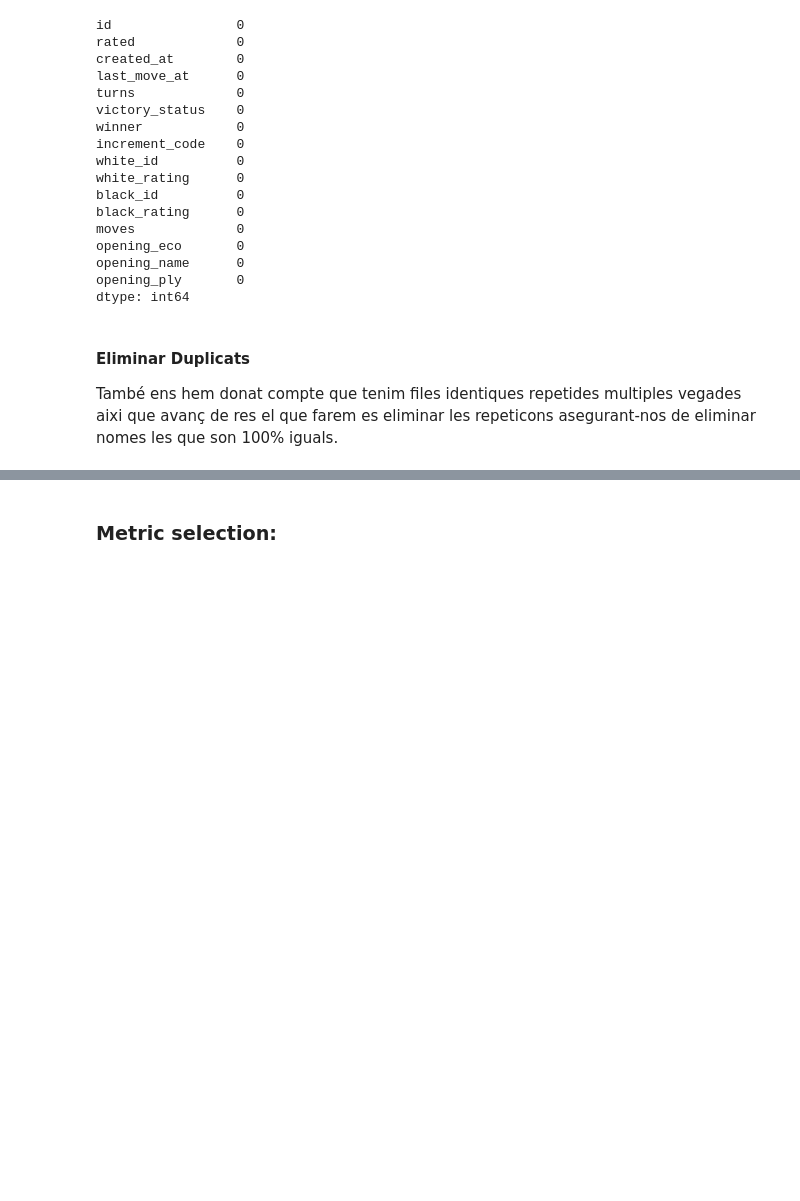
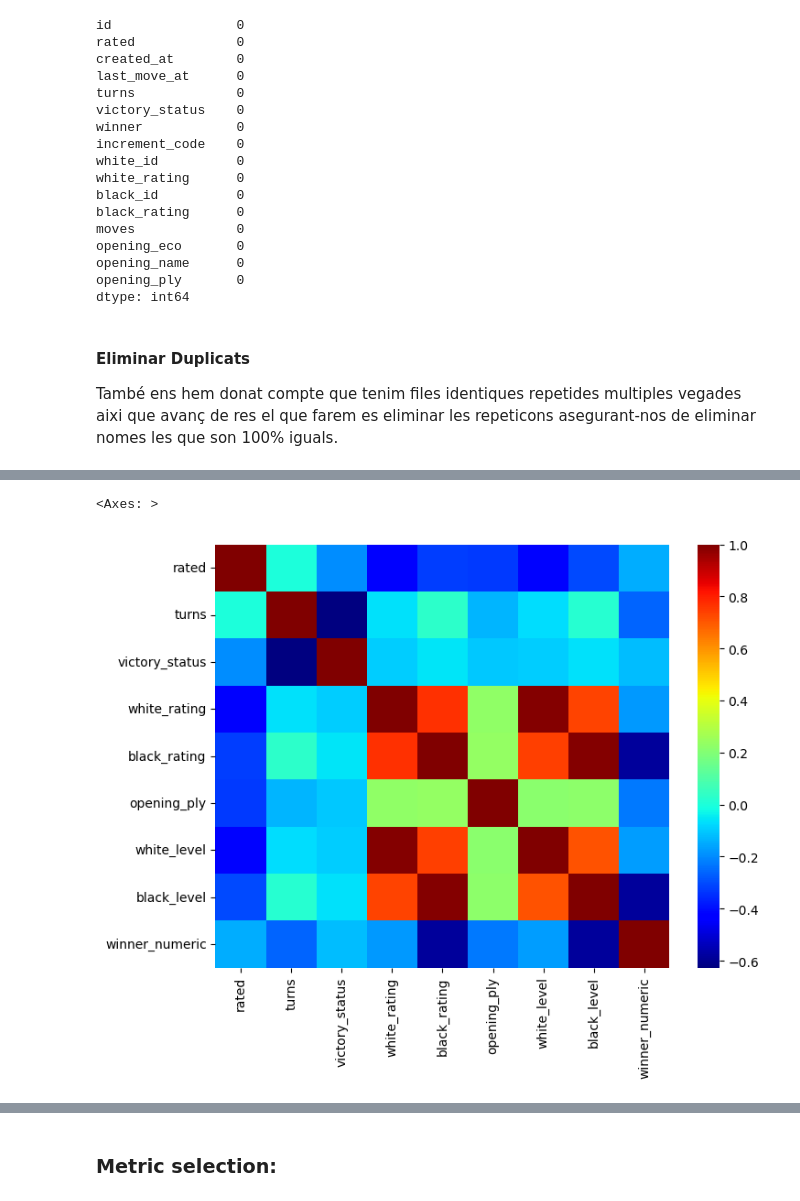
Before and after one commit to NIU1679937/ChestKaggle, a Jupyter notebook: Cas_Kaggle_ApC.ipynb, the cells around one changed output, grey strips where cells are left out. Saved outputs shown, nothing was run; the diff lists cells and outputs as text; code cells hidden in the pictures; blank space fills up the shorter version.

```diff
--- a/Cas_Kaggle_ApC.ipynb
+++ b/Cas_Kaggle_ApC.ipynb
@@ -230,15 +382,15 @@ Ara el farem es veure quines columnes són les que necesitem per poder predir el
 # %%
-dades_sense_columna = dades_sense_duplicats.drop(columns=["created_at","last_move_at"])
-dades_sense_duplicats_sense_columna = dades_sense_columna.drop_duplicates()
+train_set = train_set.drop(columns=["created_at","last_move_at"])
+train_set = train_set.drop_duplicates()
 
 #print(dades_sense_columna)
-print(f"Despres de treure duplicats: {dades_sense_duplicats_sense_columna.shape[0]} files")
-
-
+print(f"Despres de treure duplicats: {train_set.shape[0]} files")
 
 # Seleccionar totes les files amb id XXXX
 id_seleccionat = "XRuQPSzH"
-files_seleccionades = dades_sense_duplicats_sense_columna[dades_sense_duplicats_sense_columna["id"] == id_seleccionat]
+files_seleccionades = train_set[train_set["id"] == id_seleccionat]
+print(files_seleccionades)
 
-print(files_seleccionades)
+train_set = eliminar_atributs(train_set,["id","white_id","black_id","white_id","moves","opening_name"])
+train_set
 # %% [output]
@@ -256,0 +425,6 @@ Despres de treure duplicats: 19113 files
+# %%
+corr = train_set.corr(numeric_only=True) # take only numeric columns
+sns.heatmap(corr.corr(), annot=False, cmap='jet') # heatmap with numerical columns
+# %% [output]
+<Axes: >
+[figure, added]
```
Also changed, not shown: parts of 10 cells of this notebook.
